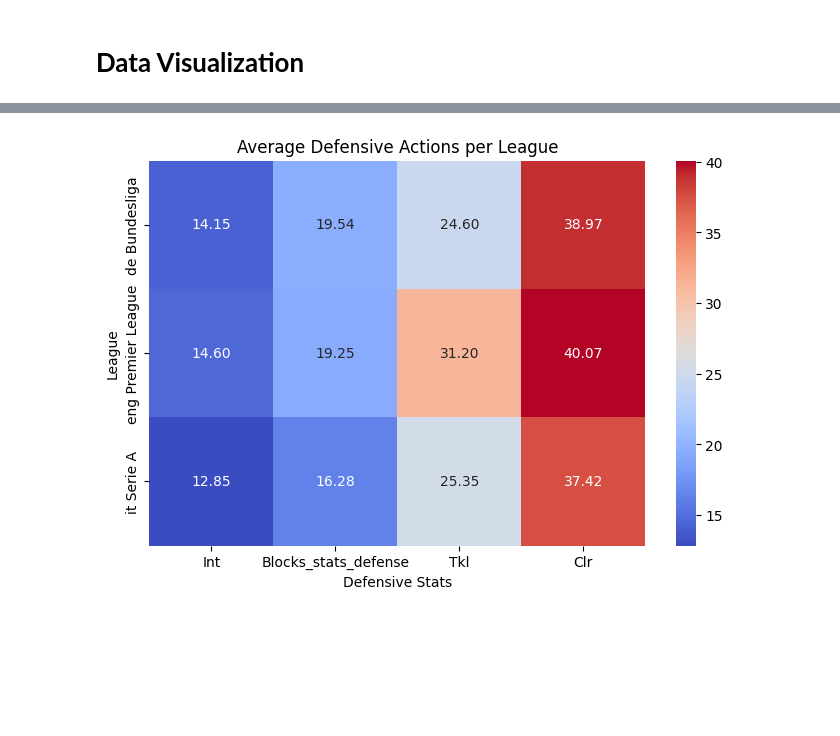
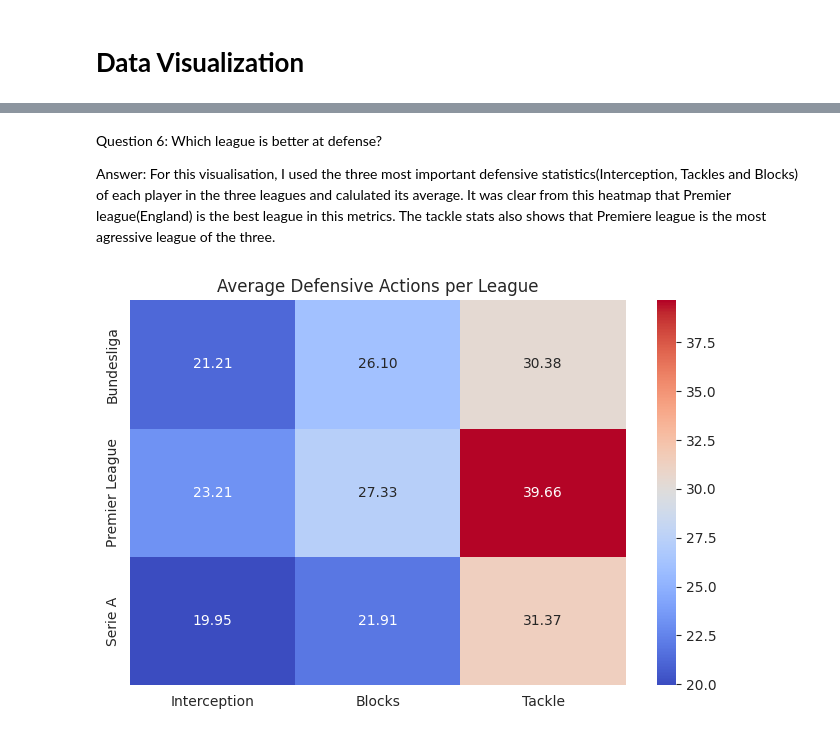
Before and after one commit to Indranil3001/Indranil3001, a Jupyter notebook: Data_Viz_final_GH1026152.ipynb, the cells around one changed output, grey strips where cells are left out. Drawn from its saved outputs; the diff is of its cells as text; code cells hidden in the pictures; blank space fills up the shorter version.

```diff
--- a/Data_Viz_final_GH1026152.ipynb
+++ b/Data_Viz_final_GH1026152.ipynb
@@ -72,5 +70,24 @@ Boolean Series key will be reindexed to match DataFrame index.
 # %%
+#Important metrics
 imp_stats= ["Player","Nation","Pos","Squad","Comp","Age","MP","Starts","Min","90s","Gls","Ast","G+A","xG","xAG","npxG","G-PK","Tkl","TklW","Blocks_stats_defense","Int","Tkl+Int","Clr","Err","PrgP","PrgC","KP","Cmp%","xA","PPA","GA","Saves","Save%","CS","CS%","PKA","PKsv","Touches","Carries","PrgR","Mis","Dis","CrdY","CrdR","PKwon","PKcon","Recov"]
 df_min1000_imp = df_min_1000[imp_stats]
-df_min1000_imp.head(10)
+
+# Selecting Premier League, Serie A and Bundesliga
+leagues = ['eng Premier League', 'it Serie A', 'de Bundesliga']
+
+
+df_leagues = df_min1000_imp[df['Comp'].isin(leagues)]
+
+#Adding a column names Goal_conribution90 to find the goal involvenment per 90 minutes played by each player
+df_leagues['goal_contibutions90'] = (df_leagues['G+A'] / df_leagues['90s'].replace(0, 1)).round(2)
+
+#Segregating Attackers, Midfielders, Defenders and goalkeepers in different dataframes, for position related visualisation
+Attack = ['FW','MF']
+Midfield= ['MF']
+Defence = ['DF']
+Goalkeeper= ['GK']
+df_att = df_leagues[df['Pos'].isin(Attack)]
+df_mid = df_leagues[df['Pos'].isin(Midfield)]
+df_def = df_leagues[df['Pos'].isin(Defence)]
+df_gk = df_leagues[df['Pos'].isin(Goalkeeper)]
 # %% [output]
@@ -220,17 +328,21 @@ Passing `palette` without assigning `hue` is deprecated and will be removed in v
+# %% [markdown]
+Question 6: Which league is better at defense?
+
+Answer: For this visualisation, I used the three most important defensive statistics(Interception, Tackles and Blocks) of each player in the three leagues and calulated its average. It was clear from this heatmap that Premier league(England) is the best league in this metrics. The tackle stats also shows that Premiere league is the most agressive league of the three.
 # %%
-import numpy as np
-
 # Selecting defensive stats
-defensive_stats = df_leagues.groupby("Comp")[["Int", "Blocks_stats_defense", "Tkl", "Clr"]].mean()
-
+defensive_stats = df_def.groupby("Comp")[["Int", "Blocks_stats_defense", "Tkl"]].mean()
+def_stat_renamed = defensive_stats.rename(columns={"Int":"Interception","Blocks_stats_defense":"Blocks","Tkl":"Tackle"},
+                                          index={"de Bundesliga":"Bundesliga","it Serie A":"Serie A","eng Premier League":"Premier League"})
 # Plot
 plt.figure(figsize=(8, 5))
-sns.heatmap(defensive_stats, annot=True, cmap="coolwarm", fmt=".2f",xticklabels=True, yticklabels=True)
+sns.heatmap(def_stat_renamed, annot=True, cmap="coolwarm", fmt=".2f",xticklabels=True, yticklabels=True)
 
 # Labels and title
-plt.xlabel("Defensive Stats")
-plt.ylabel("League")
+plt.xlabel("")
+plt.ylabel("")
 plt.title("Average Defensive Actions per League")
+
 plt.show()
 # %% [output]
-[figure, old version]
+[figure, new version]
```
Also changed, not shown: parts of 34 cells of this notebook.
